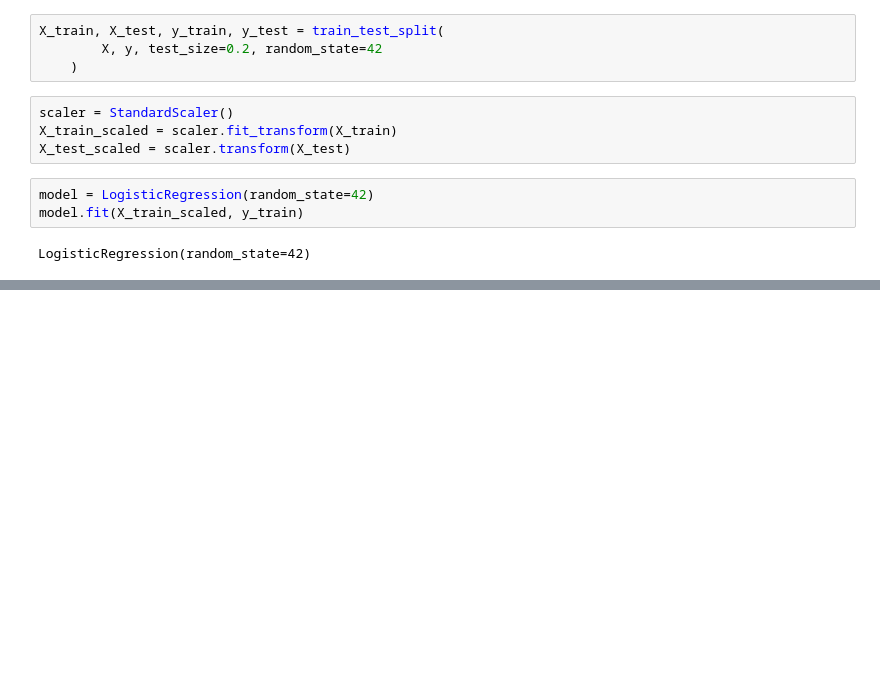
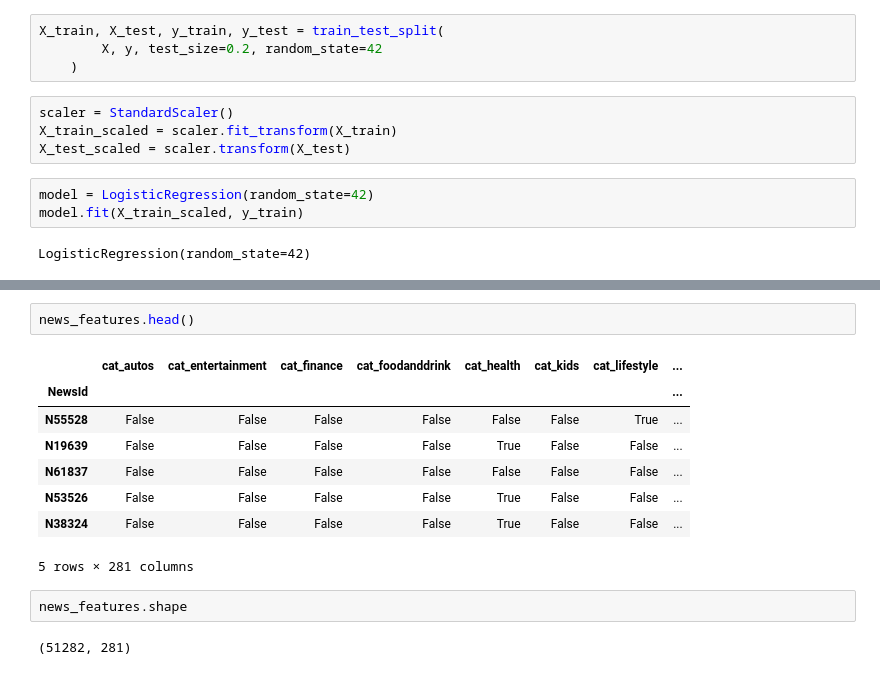
Before and after one commit to josh-segal/linkRec, a Jupyter notebook: mind_EDA.ipynb, the cells around one changed output, grey strips where cells are left out. Saved outputs shown, nothing was run; the diff lists cells and outputs as text; blank space fills up the shorter version.

```diff
--- a/mind_EDA.ipynb
+++ b/mind_EDA.ipynb
@@ -201,0 +297,15 @@ f1: 0.5664
+# %%
+news_features.head()
+# %% [output]
+|  | cat_autos | cat_entertainment | cat_finance | cat_foodanddrink | cat_health | cat_kids | cat_lifestyle | ... |
+| NewsId |  |  |  |  |  |  |  | ... |
+| N55528 | False | False | False | False | False | False | True | ... |
+| N19639 | False | False | False | False | True | False | False | ... |
+| N61837 | False | False | False | False | False | False | False | ... |
+| N53526 | False | False | False | False | True | False | False | ... |
+| N38324 | False | False | False | False | True | False | False | ... |
+5 rows × 281 columns
+# %%
+news_features.shape
+# %% [output]
+(51282, 281)
```
Also changed, not shown: parts of 12 cells of this notebook.
